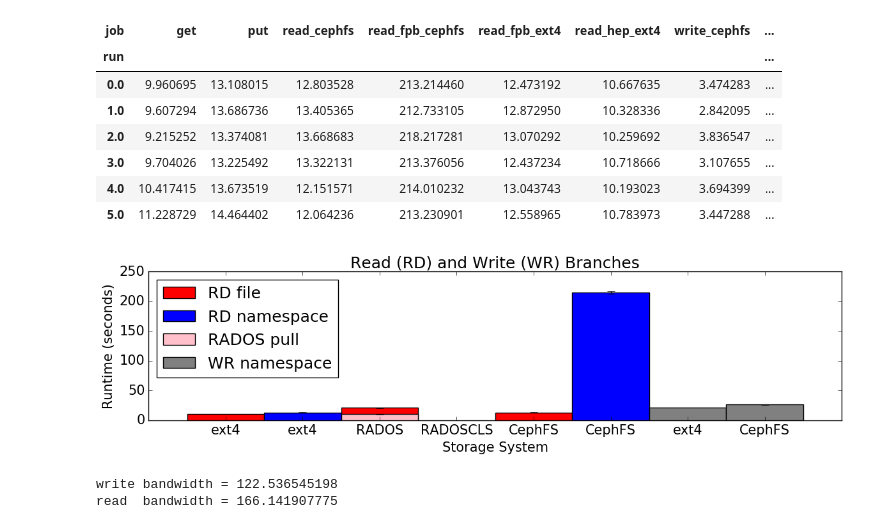
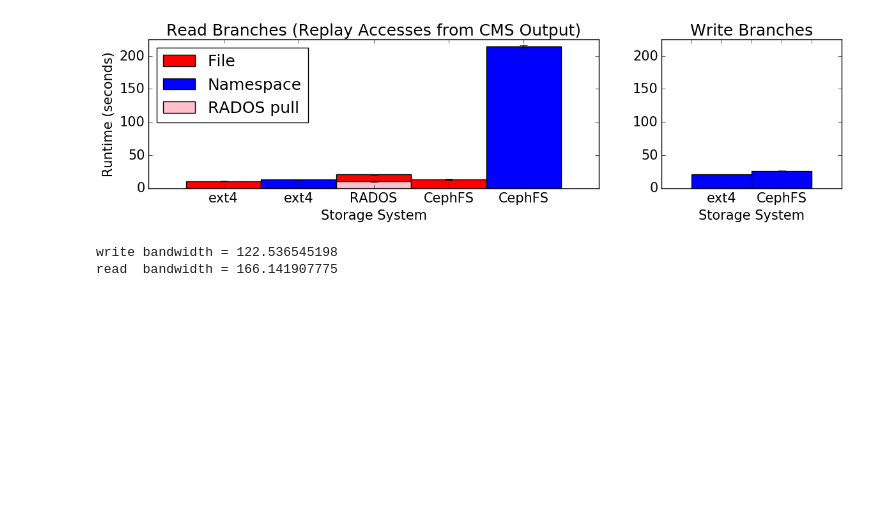
Before and after one commit to michaelsevilla/paulocto-popper, a Jupyter notebook: pipelines/hep/visualize/viz.ipynb, the cells around one changed output. Cells and saved outputs as stored; diff of their text form; code cells hidden in the pictures; blank space fills up the shorter version.

```diff
--- a/pipelines/hep/visualize/viz.ipynb
+++ b/pipelines/hep/visualize/viz.ipynb
@@ -13,54 +13,54 @@ from matplotlib import gridspec
 # %%
 def to_seconds(timestamp):
     ts = timestamp.split(':')
     try: return float(float(ts[0])*60*60 + float(ts[1])*60 + float(ts[2]))
     except: return float(0)
 
 def parse(expdir):
     df = pd.DataFrame(columns=['job', 'rtime', 'ts'])
     for run in [0, 1, 2, 3, 4, 5]:
         rundir = expdir + '-run' + str(run)
         with open(rundir + '/summary.txt') as f:
             d = pd.read_csv(f, names=['job', 'delta', 'time'])
             d['rtime'] = d['delta'].apply(to_seconds)
             del d['time'], d['delta']
             d['run'] = run
             df = df.append(d, ignore_index=True)
     return df.pivot(index='run', values='rtime', columns='job')
 
 font = {'size'   : 15}; matplotlib.rc('font', **font)
 args = {'width': 1, 'capsize': 4, 'ecolor': 'black'}
-fig, ax = plt.subplots(1, 1, figsize=(14, 3))
+#fig, ax = plt.subplots(1, 1, figsize=(14, 3))
+fig = plt.figure(figsize=(14,3))
+gs = plt.GridSpec(1, 2, width_ratios=[5, 2])
+
 
 df = parse('../results')
-ax.bar([0.5], df['read_hep_ext4'].mean(), yerr=df['read_hep_ext4'].std(), color='red',  label='RD file', **args)
-ax.bar([1.5], df['read_fpb_ext4'].mean(), yerr=df['read_fpb_ext4'].std(), color='blue', label='RD namespace', **args)
+ax = plt.subplot(gs[0])
+ax.bar([0.5], df['read_hep_ext4'].mean(), yerr=df['read_hep_ext4'].std(), color='red',  label='File', **args)
+ax.bar([1.5], df['read_fpb_ext4'].mean(), yerr=df['read_fpb_ext4'].std(), color='blue', label='Namespace', **args)
 ax.bar([2.5], df['get'].mean() + df['read_hep_ext4'].mean(), yerr=df['read_hep_ext4'].std(), color='red', **args)
 ax.bar([2.5], df['get'].mean(), yerr=df['get'].std(), color='pink', label='RADOS pull', **args)
-ax.bar([3.5], 0, **args)
-ax.bar([4.5], df['read_cephfs'].mean(), yerr=df['read_cephfs'].std(), color='red', **args)
-ax.bar([5.5], df['read_fpb_cephfs'].mean(), yerr=df['read_fpb_cephfs'].std(), color='blue', **args)
-ax.bar([6.5], df['write_fpb_ext4'].mean(), yerr=df['write_fpb_ext4'].std(), color='grey', label='WR namespace', **args)
-ax.bar([7.5], df['write_fpb_cephfs'].mean(), yerr=df['write_fpb_cephfs'].std(), color='grey', **args)
-ax.set_xticklabels(["", "ext4", "ext4", "RADOS","RADOSCLS", "CephFS", "CephFS", "ext4", "CephFS"])
-ax.set_ylim(0, 250)
+ax.bar([3.5], df['read_cephfs'].mean(), yerr=df['read_cephfs'].std(), color='red', **args)
+ax.bar([4.5], df['read_fpb_cephfs'].mean(), yerr=df['read_fpb_cephfs'].std(), color='blue', **args)
+ax.set_xticklabels(["", "ext4", "ext4", "RADOS","CephFS", "CephFS"])
+ax.set_ylim(0, 225)
 ax.set_ylabel("Runtime (seconds)")
 ax.set_xlabel("Storage System")
-ax.set_title("Read (RD) and Write (WR) Branches")
+ax.set_title("Read Branches (Replay Accesses from CMS Output)")
 ax.legend(loc='upper left')
+ax = plt.subplot(gs[1])
+ax.bar([0.5], df['write_fpb_ext4'].mean(), yerr=df['write_fpb_ext4'].std(), color='blue', **args)
+ax.bar([1.5], df['write_fpb_cephfs'].mean(), yerr=df['write_fpb_cephfs'].std(), color='blue', **args)
+ax.set_ylim(0, 225)
+ax.set_xlim(0, 3)
+ax.set_xticklabels(["", "", "ext4", "", "CephFS"])
+ax.set_title("Write Branches")
+ax.set_xlabel("Storage System")
+
 plt.savefig('rdwr_branches.png', dpi=300, bbox_inches='tight')
-
-df
 # %% [output]
-| job | get | put | read_cephfs | read_fpb_cephfs | read_fpb_ext4 | read_hep_ext4 | write_cephfs | ... |
-| run |  |  |  |  |  |  |  | ... |
-| 0.0 | 9.960695 | 13.108015 | 12.803528 | 213.214460 | 12.473192 | 10.667635 | 3.474283 | ... |
-| 1.0 | 9.607294 | 13.686736 | 13.405365 | 212.733105 | 12.872950 | 10.328336 | 2.842095 | ... |
-| 2.0 | 9.215252 | 13.374081 | 13.668683 | 218.217281 | 13.070292 | 10.259692 | 3.836547 | ... |
-| 3.0 | 9.704026 | 13.225492 | 13.322131 | 213.376056 | 12.437234 | 10.718666 | 3.107655 | ... |
-| 4.0 | 10.417415 | 13.673519 | 12.151571 | 214.010232 | 13.043743 | 10.193023 | 3.694399 | ... |
-| 5.0 | 11.228729 | 14.464402 | 12.064236 | 213.230901 | 12.558965 | 10.783973 | 3.447288 | ... |
-[figure, old version]
+[figure, new version]
 # %%
 print "write bandwidth = " + str((1745997813/df['put'].mean())/(1024*1024))
 print "read  bandwidth = " + str((1745997813/df['get'].mean())/(1024*1024))
```
Also changed, not shown: 10 other files.
